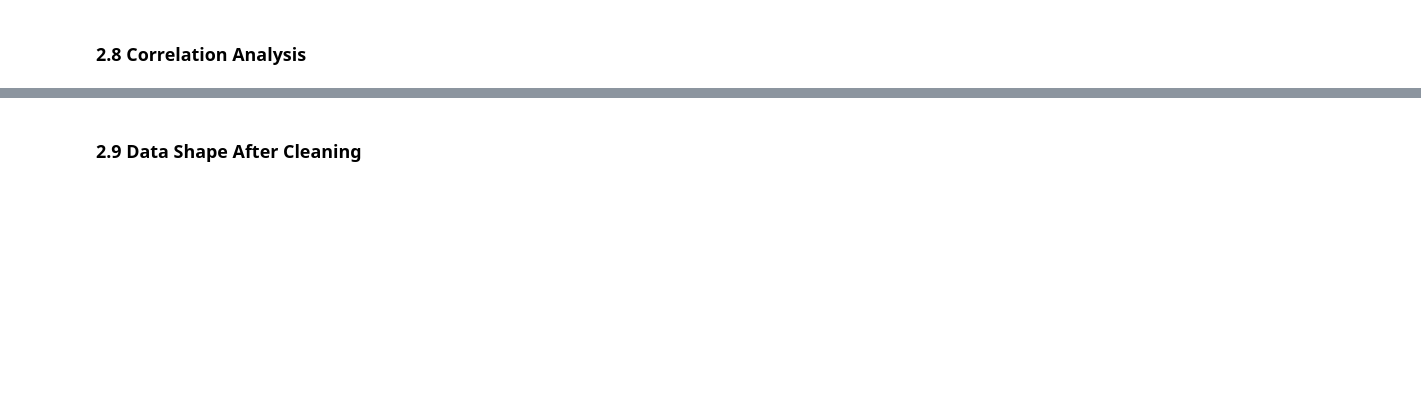
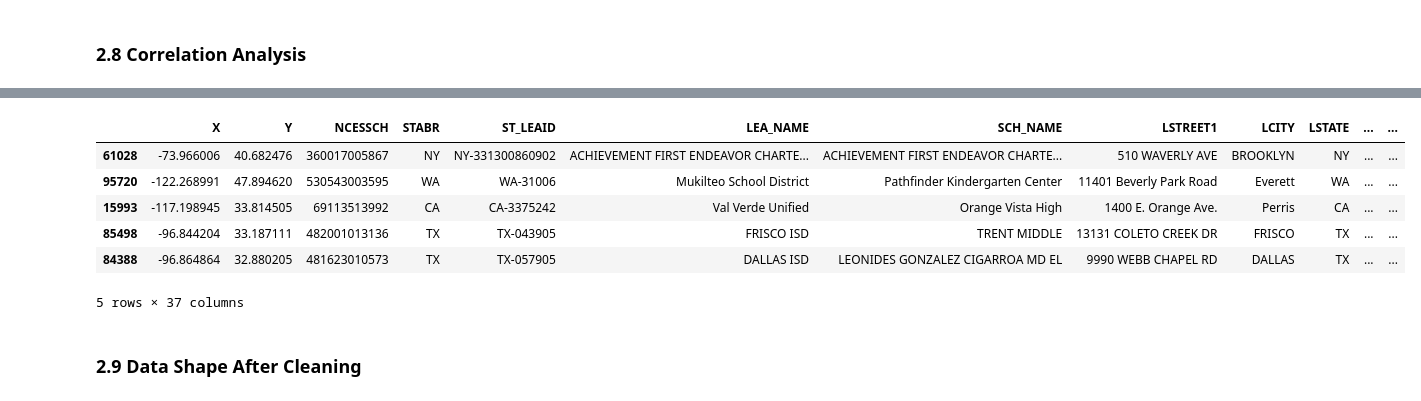
Before and after one commit to monteleecode/data-analytics, a Jupyter notebook: Project1-codebase-v2.ipynb, the cells around one changed output, grey strips where cells are left out. Drawn from its saved outputs; the diff is of its cells as text; code cells hidden in the pictures; blank space fills up the shorter version.

```diff
--- a/Project1-codebase-v2.ipynb
+++ b/Project1-codebase-v2.ipynb
@@ -760,5 +825,19 @@ Dropping: ['AM', 'ASALF', 'LATCOD', 'NCESSCH', 'G11', 'HP', 'TOTMENROL', 'LONCOD
 # %%
-s.drop(corr_features,axis=1,inplace=True)
+s.drop(features_to_drop,axis=1,inplace=True)
+s.drop("SURVYEAR", axis=1, inplace=True)
+if target not in s.columns:
+    s[target] = num_df[target]  # assuming num_df has your numeric columns including target
+
+# Check the remaining columns
+s.sample(5)
+# %% [output]
+|  | X | Y | NCESSCH | STABR | ST_LEAID | LEA_NAME | SCH_NAME | LSTREET1 | LCITY | LSTATE | ... | ... |
+| 61028 | -73.966006 | 40.682476 | 360017005867 | NY | NY-331300860902 | ACHIEVEMENT FIRST ENDEAVOR CHARTE... | ACHIEVEMENT FIRST ENDEAVOR CHARTE... | 510 WAVERLY AVE | BROOKLYN | NY | ... | ... |
+| 95720 | -122.268991 | 47.894620 | 530543003595 | WA | WA-31006 | Mukilteo School District | Pathfinder Kindergarten Center | 11401 Beverly Park Road | Everett | WA | ... | ... |
+| 15993 | -117.198945 | 33.814505 | 69113513992 | CA | CA-3375242 | Val Verde Unified | Orange Vista High | 1400 E. Orange Ave. | Perris | CA | ... | ... |
+| 85498 | -96.844204 | 33.187111 | 482001013136 | TX | TX-043905 | FRISCO ISD | TRENT MIDDLE | 13131 COLETO CREEK DR | FRISCO | TX | ... | ... |
+| 84388 | -96.864864 | 32.880205 | 481623010573 | TX | TX-057905 | DALLAS ISD | LEONIDES GONZALEZ CIGARROA MD EL | 9990 WEBB CHAPEL RD | DALLAS | TX | ... | ... |
+5 rows × 37 columns
 # %% [markdown]
 ### 2.9 Data Shape After Cleaning
 # %%
```
Also changed, not shown: parts of 13 cells of this notebook, 2 other files.
